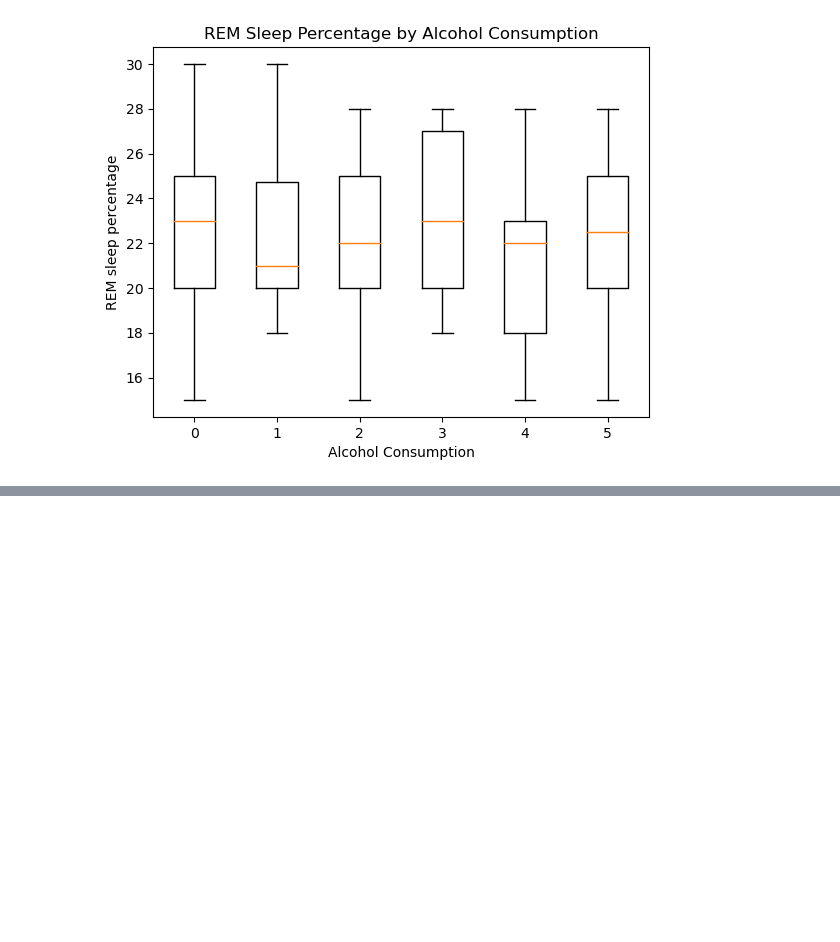
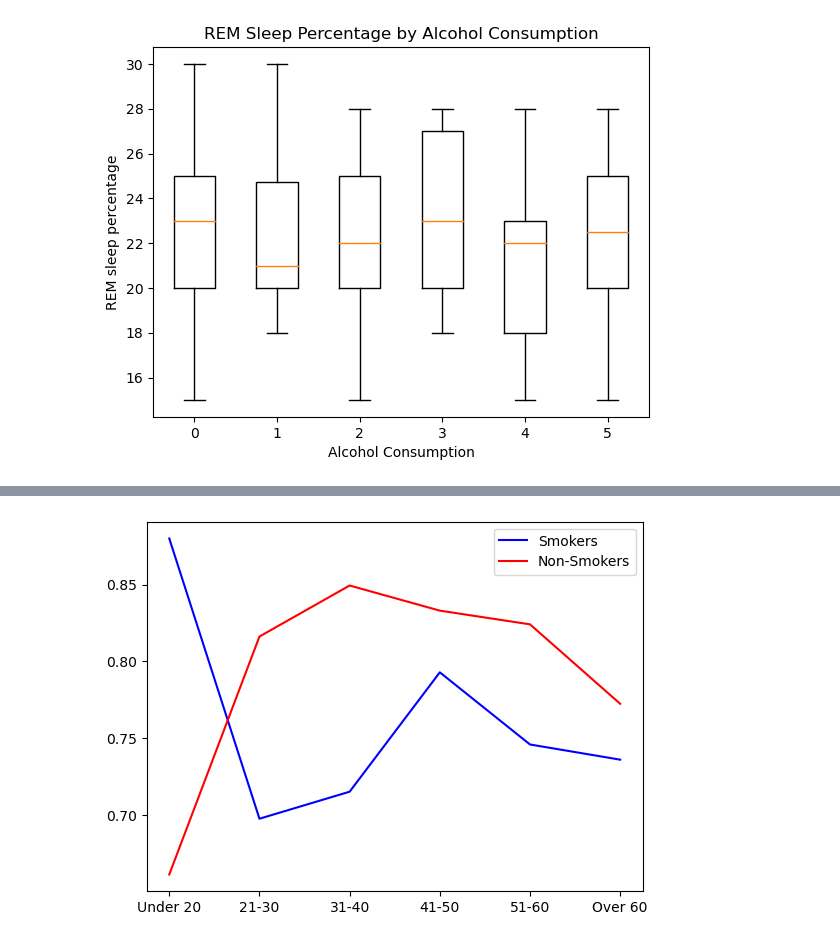
Before and after one commit to JenFreeze/Project_1, a Jupyter notebook: project1.ipynb, the cells around one changed output, grey strips where cells are left out. Cells and saved outputs as stored; diff of their text form; code cells hidden in the pictures; blank space fills up the shorter version.

```diff
--- a/project1.ipynb
+++ b/project1.ipynb
@@ -414,0 +439,8 @@ plt.show()
+# %%
+smoking_df = sleep_df.loc[sleep_df["Smoking status"] == "Yes"]
+nonsmoking_df = sleep_df.loc[sleep_df["Smoking status"] == "No"]
+# %%
+age_bins = [0, 20, 30, 40, 50, 60, 70]
+labels = ["Under 20", "21-30", "31-40", "41-50", "51-60", "Over 60"]
+smoking_df["Age Range"] = pd.cut(smoking_df["Age"], age_bins, labels=labels)
+nonsmoking_df["Age Range"] = pd.cut(nonsmoking_df["Age"], age_bins, labels=labels)
@@ -414,0 +471,12 @@ plt.show()
+# %%
+# Create chart
+efficiency_smoking = smoking_df.groupby(["Age Range"]).mean()["Sleep efficiency"]
+efficiency_nonsmoking = nonsmoking_df.groupby(["Age Range"]).mean()["Sleep efficiency"]
+ages = labels
+smoking_avg, = plt.plot(ages, efficiency_smoking, color="blue", label="Smokers")
+nonsmoking_avg, = plt.plot(ages, efficiency_nonsmoking, color="red", label="Non-Smokers")
+plt.legend(handles=[smoking_avg, nonsmoking_avg], loc="best")
+
+plt.show()
+# %% [output]
+[figure, added]
```
Also changed, not shown: parts of 13 cells of this notebook.
